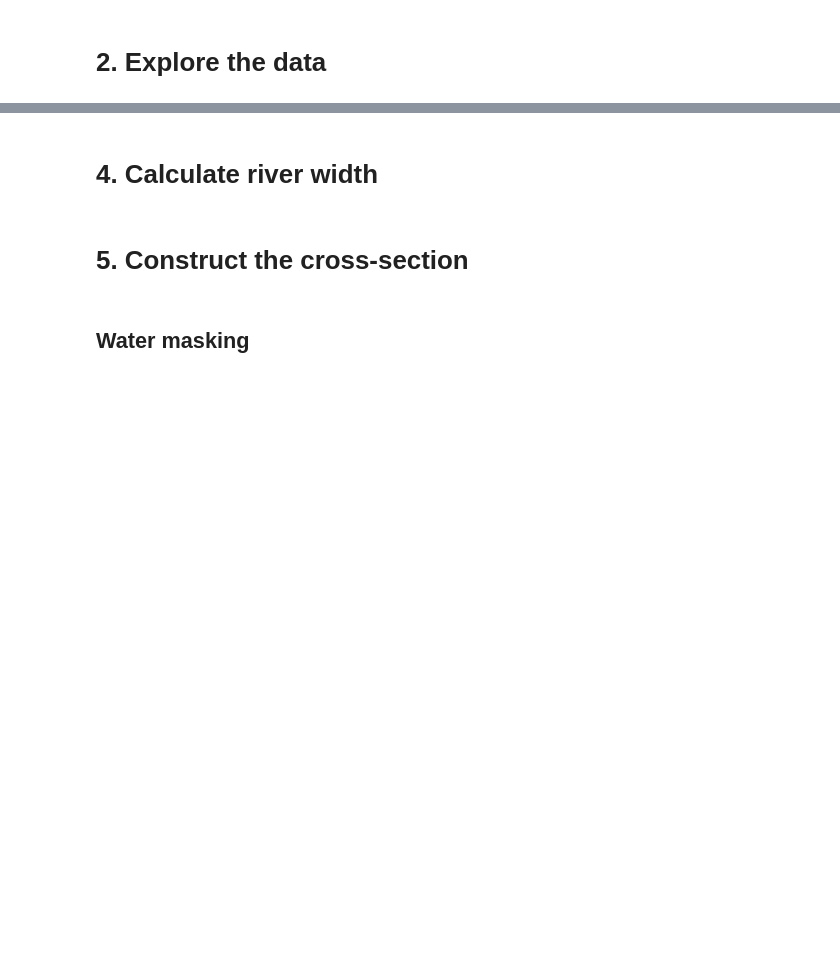
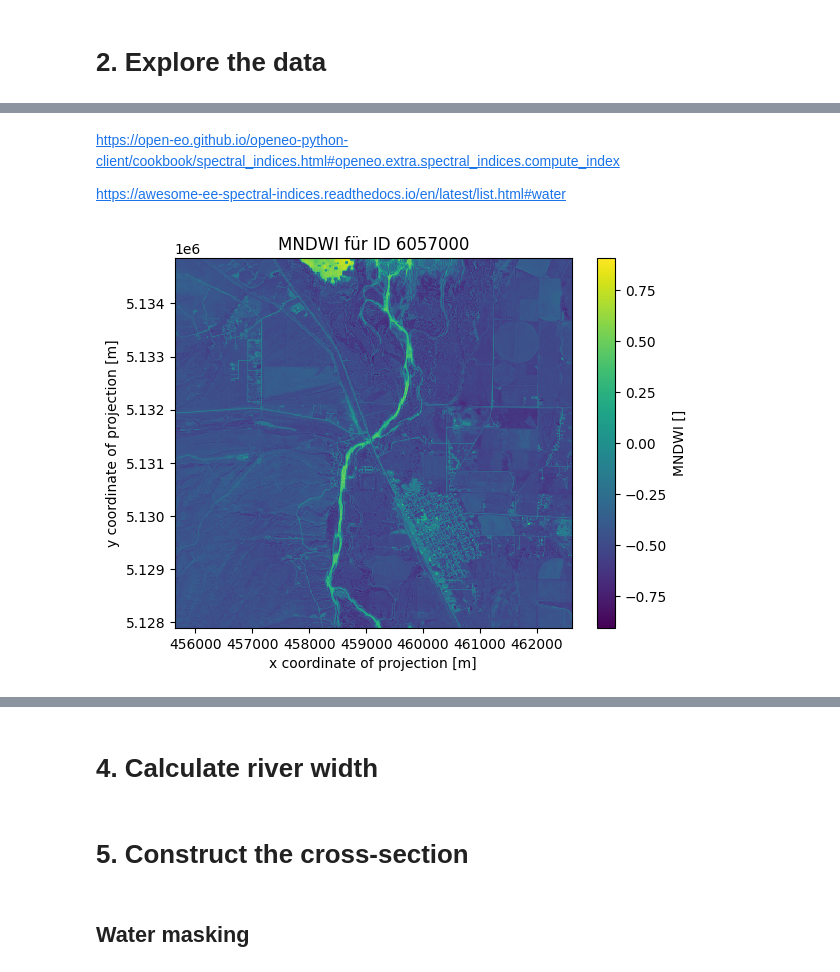
Before and after one commit to mullrich192/MasterThesis_FeatureExtraction_RemoteSensing, a Jupyter notebook: Extract_RiverGeometry.ipynb, the cells around one changed output, grey strips where cells are left out. Drawn from its saved outputs; the diff is of its cells as text; code cells hidden in the pictures; blank space fills up the shorter version.

```diff
--- a/Extract_RiverGeometry.ipynb
+++ b/Extract_RiverGeometry.ipynb
@@ -86,19 +158,19 @@ path_root = ("./data/")
 # %%
-class Dataset_Sen2(Dataset):
+class Dataset_Sen2():
     '''Dataset Loading - Loads the dataset and the corresponding Sentinel-2 images from Copernicus.
 
     Returns:
         ds: xarray datacube containing the Sentinel-2 images.
     '''
 
-    def __init__(self, root):
-        self.root = root # Root path where the dataset is located
+    def __init__(self, path_root):
+        self.root = path_root # Root path where the dataset is located
         #read dataset
         self.dataframe = pd.read_csv(os.path.join(self.root, "HyG_20240220.csv"), sep=",",  encoding='utf-8')
         #filter dataset
         self.dataframe = self.dataframe[self.dataframe['NAME'] == 'Missouri-Marias']
         self.dataframe = self.dataframe.reset_index(drop=True)
-        self.dataframe = self.dataframe.head(3) #limit to first 3 entries for testing
+        self.dataframe = self.dataframe.head(2) #limit to first 2 entries for testing
 
         #get the IDs of the points in the river
         self.IDs = self.dataframe['Gage_ID'].to_list()
@@ -131,18 +203,36 @@ class Dataset_Sen2(Dataset):
                 "north": bbox["north"],
                 "crs": "EPSG:4326",
             },
-            bands=["B04", "B03", "B02", "SCL"],
+            bands=["B04", "B11", "B03", "B02", "SCL"],
             max_cloud_cover=50,
         )
+
+            #compute MNDWI index
+            indices_cube = spectral_indices.compute_index(self.datacube, 'MNDWI')
+            #print(self.indices)
+
+            # Merge the original cube and the indices cube
+            merged_cube = self.datacube.merge_cubes(indices_cube)
+
             #download the datacube
             out_filename = f"sentinel2{self.IDs[i]}.nc"
-            self.datacube.download(os.path.join(self.root, out_filename))
+            merged_cube.download(os.path.join(self.root, out_filename))
 
     def __getitem__(self, idx):
-        #load the datacubes
-        file_path = glob.glob(os.path.join(self.root, "sentinel2*.nc"))[idx]
-        comb_dc = xarray.open_mfdataset(file_path, parallel=True) # using Dask for lazy loading - library for parallel computing
-        return comb_dc, self.bboxes_dict, self.IDs
+        # Get the ID for the requested index
+        gage_id = self.IDs[idx]
+        # Construct the corresponding filename
+        filename = f"sentinel2{gage_id}.nc"
+        filepath = os.path.join(self.root, filename)
+
+        # Open the NetCDF file as an xarray.Dataset
+        ds = xarray.open_dataset(filepath)
+
+        # Get the corresponding bounding box
+        bbox = self.bboxes_dict[gage_id]
+
+        # Return the dataset, bbox, and ID
+        return ds, bbox, gage_id
 
     def __len__(self):
         # return the length of the dataset
@@ -196,0 +248,2 @@ data.plot.imshow(vmin=0, vmax=2000, ax=ax)
+# %%
+ds, bbox, id  = dataset[1]
@@ -196,0 +279,10 @@ data.plot.imshow(vmin=0, vmax=2000, ax=ax)
+# %% [markdown]
+https://open-eo.github.io/openeo-python-client/cookbook/spectral_indices.html#openeo.extra.spectral_indices.compute_index
+
+https://awesome-ee-spectral-indices.readthedocs.io/en/latest/list.html#water
+# %%
+ds['MNDWI'].isel(t=0).plot(cmap='viridis')
+plt.title(f"MNDWI für ID {id}")
+plt.show()
+# %% [output]
+[figure, added]
```
Also changed, not shown: parts of 35 cells of this notebook.
